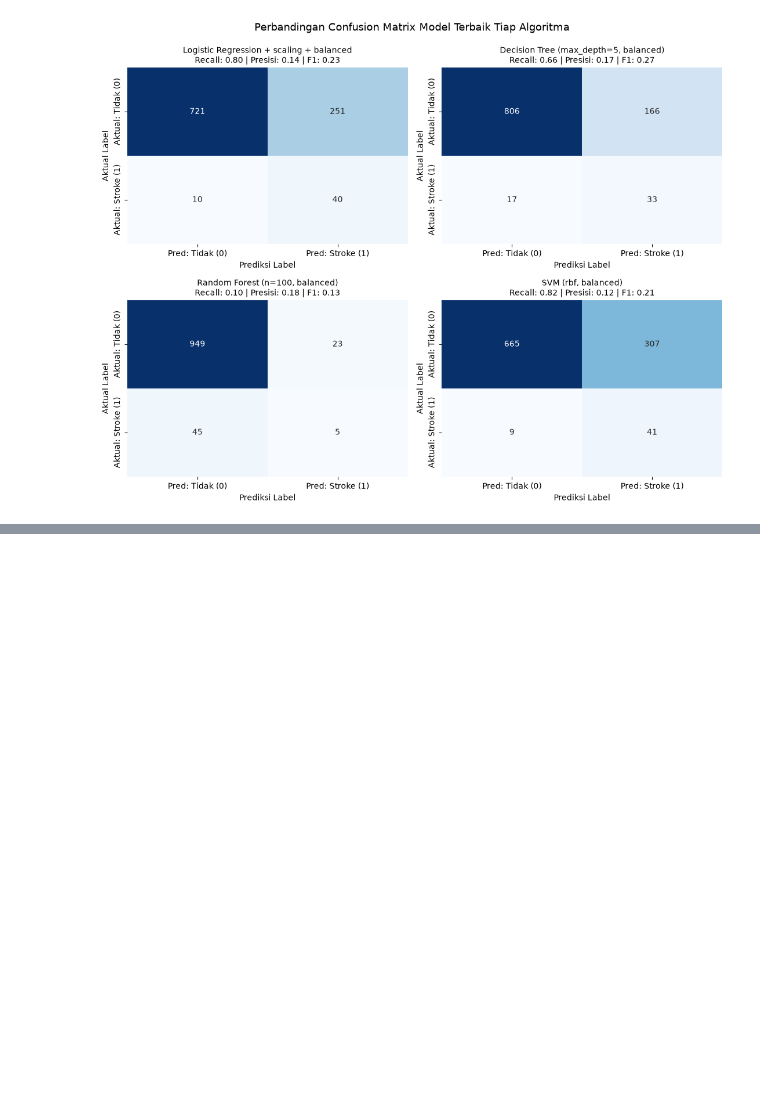
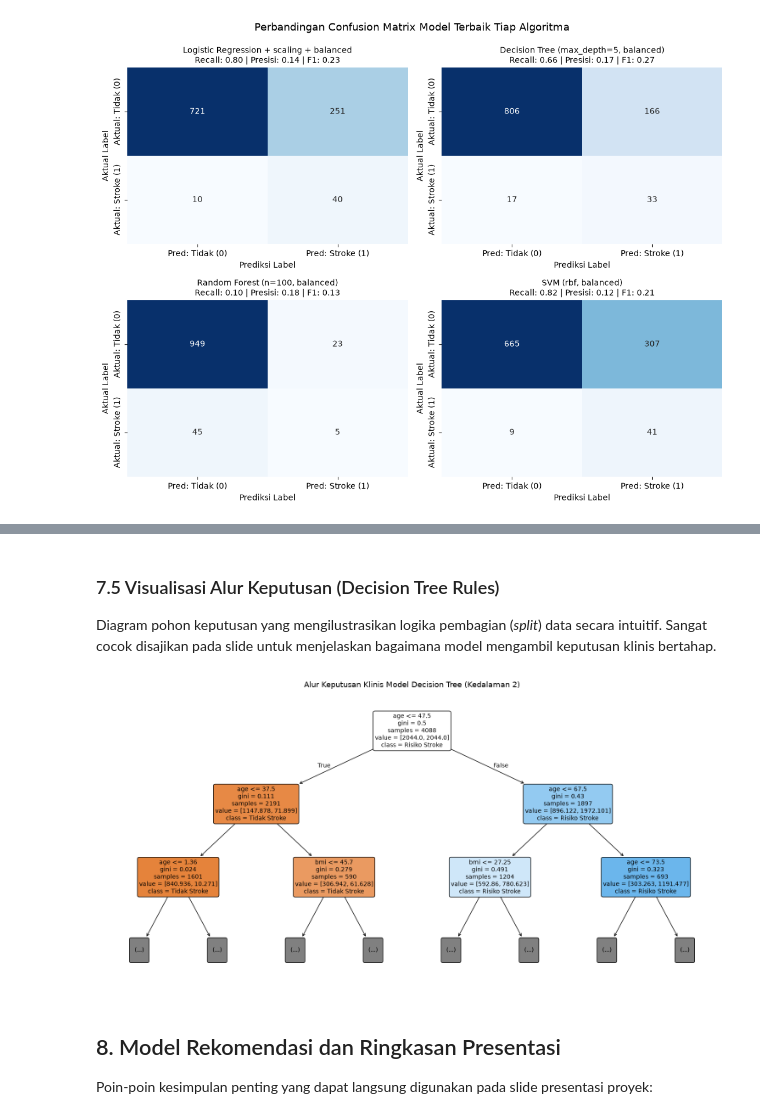
Before and after one commit to ravi-arnan/machine-learning, a Jupyter notebook: colab-hasil/04_model_library_hasil.ipynb, the cells around one changed output, grey strips where cells are left out. Drawn from its saved outputs; the diff is of its cells as text; code cells hidden in the pictures; blank space fills up the shorter version.

```diff
--- a/colab-hasil/04_model_library_hasil.ipynb
+++ b/colab-hasil/04_model_library_hasil.ipynb
@@ -331,0 +402,26 @@ Cross-validation dan hyperparameter tuning lebih lanjut bisa dilakukan
+# %% [markdown]
+### 7.5 Visualisasi Alur Keputusan (Decision Tree Rules)
+
+Diagram pohon keputusan yang mengilustrasikan logika pembagian (*split*) data secara intuitif. Sangat cocok disajikan pada slide untuk menjelaskan bagaimana model mengambil keputusan klinis bertahap.
+# %%
+m_dt = model_terbaik[1][1]
+
+plt.figure(figsize=(15, 7.5))
+plot_tree(
+    m_dt,
+    max_depth=2,
+    feature_names=["age", "hypertension", "heart_disease", "avg_glucose_level", "bmi"],
+    class_names=["Tidak Stroke", "Risiko Stroke"],
+    filled=True,
+    rounded=True,
+    fontsize=10
+)
+plt.title("Alur Keputusan Klinis Model Decision Tree (Kedalaman 2)", fontsize=13, pad=12)
+plt.tight_layout()
+plt.show()
+# %% [output]
+[figure, added]
+# %% [markdown]
+## 8. Model Rekomendasi dan Ringkasan Presentasi
+
+Poin-poin kesimpulan penting yang dapat langsung digunakan pada slide presentasi proyek:
```
Also changed, not shown: parts of 11 cells of this notebook, 1 other file.
